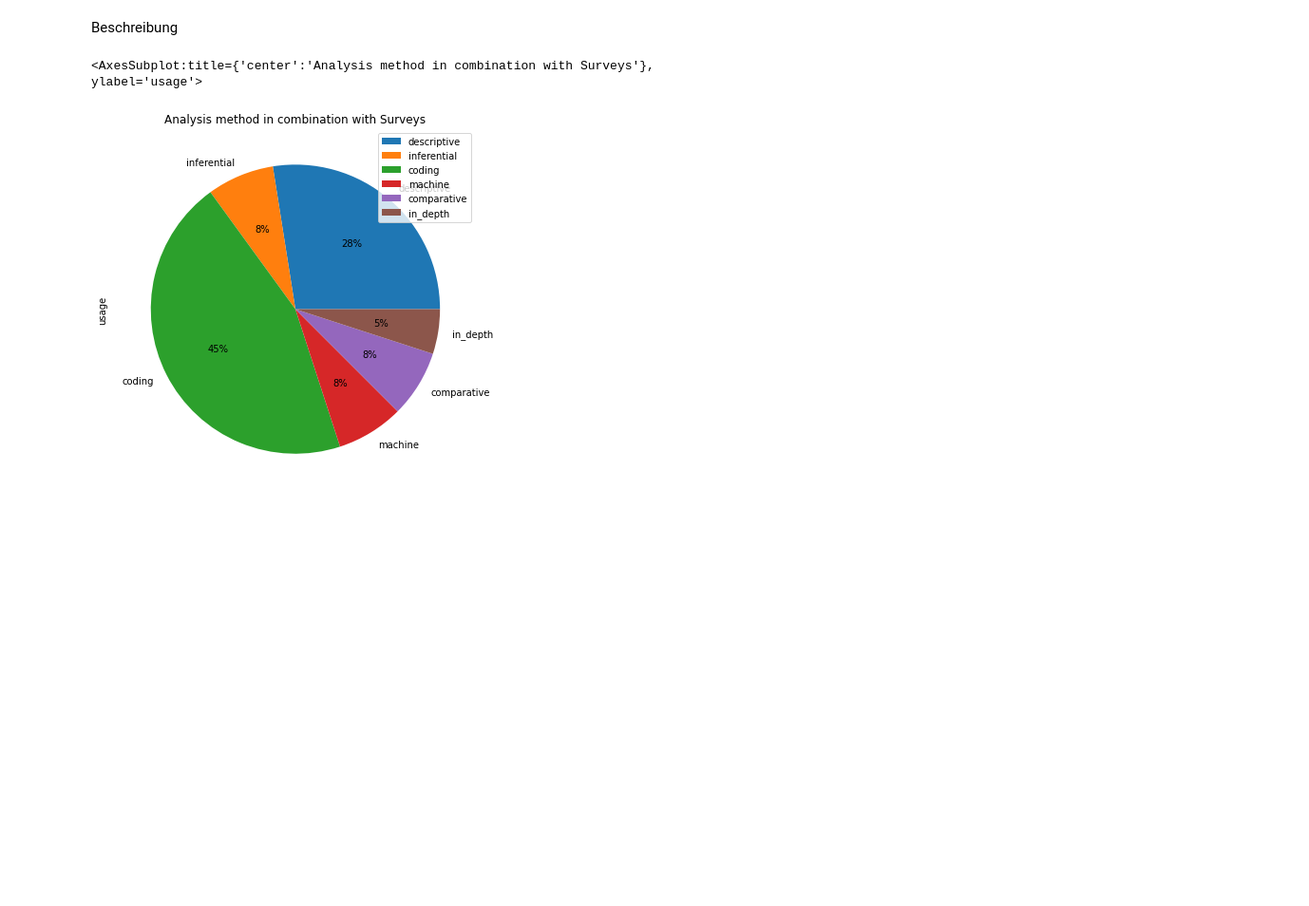
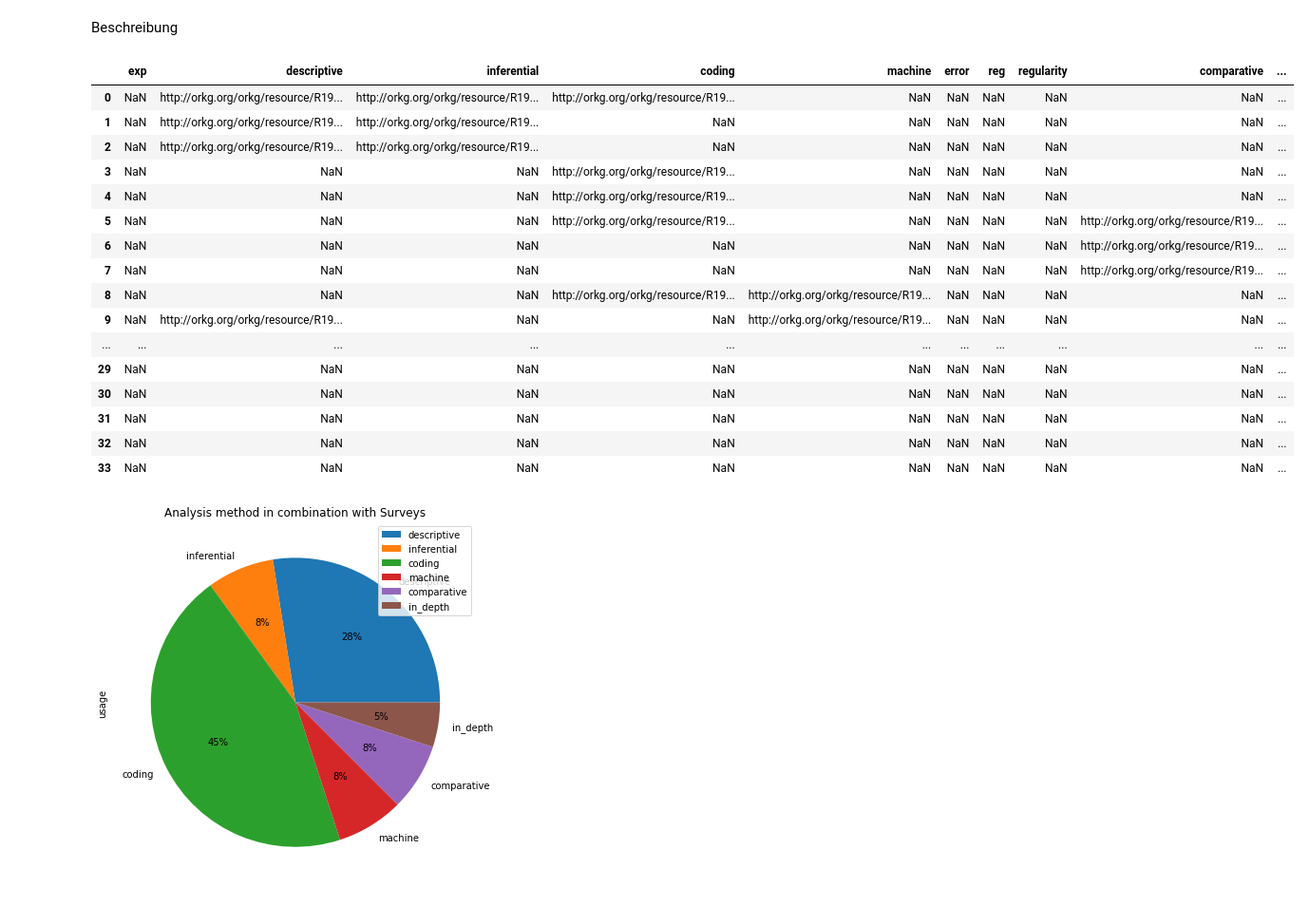
Before and after one commit to fWern/Bachelor-Thesis, a Jupyter notebook: sjoberg_roadmap_questions.ipynb, the cells around one changed output. Shown: that part at 95% size. Saved outputs shown, nothing was run; the diff lists cells and outputs as text; code cells hidden in the pictures; blank space fills up the shorter version.

```diff
--- a/sjoberg_roadmap_questions.ipynb
+++ b/sjoberg_roadmap_questions.ipynb
@@ -233,7 +233,7 @@ Beschreibung
 Welche Kombinationen aus data collection methods und analysis methods werden verwendet?
 # %%
 query = """
-        SELECT ?exp, ?descriptive, ?inferential, ?coding, ?machine, ?error, ?reg, ?regularity, ?comparative,
+        SELECT ?descriptive, ?inferential, ?coding, ?machine, ?error, ?reg, ?regularity, ?comparative,
                ?sentiment, ?in_depth, ?behavioural, ?stakeholder, ?literature, ?artefact
         WHERE{
                 ?paper orkgp:P31 ?contribution.
@@ -329,13 +313,13 @@ test.plot(kind='pie', y='usage', autopct='%1.0f%%', figsize=(7,7), title="Analys
 [figure]
 # %%
 query = """
-        SELECT ?exp, ?descriptive, ?inferential, ?coding, ?machine, ?error, ?reg, ?regularity, ?comparative,
+        SELECT ?descriptive, ?inferential, ?coding, ?machine, ?error, ?reg, ?regularity, ?comparative,
                ?sentiment, ?in_depth, ?behavioural, ?stakeholder, ?literature, ?artefact
         WHERE{
                 ?paper orkgp:P31 ?contribution.
                 ?contribution a orkgc:C27001.
                 ?paper rdfs:label ?title.
-                ?contribution orkgp:P56008/orkgp:P57040 ?experiment.
+                ?contribution orkgp:P56008/orkgp:P57040 ?surveys.
                 OPTIONAL{?contribution orkgp:P15124/orkgp:P56048 ?descriptive.}
                 OPTIONAL{?contribution orkgp:P15124/orkgp:P56043 ?inferential.}
                 OPTIONAL{?contribution orkgp:P15124/orkgp:P59061 ?coding.}
@@ -369,13 +353,13 @@ test.plot(kind='pie', y='usage', autopct='%1.0f%%', figsize=(7,7), title="Analys
 [figure]
 # %%
 query = """
-        SELECT ?exp, ?descriptive, ?inferential, ?coding, ?machine, ?error, ?reg, ?regularity, ?comparative,
+        SELECT ?descriptive, ?inferential, ?coding, ?machine, ?error, ?reg, ?regularity, ?comparative,
                ?sentiment, ?in_depth, ?behavioural, ?stakeholder, ?literature, ?artefact
         WHERE{
                 ?paper orkgp:P31 ?contribution.
                 ?contribution a orkgc:C27001.
                 ?paper rdfs:label ?title.
-                ?contribution orkgp:P56008/orkgp:P57021 ?experiment.
+                ?contribution orkgp:P56008/orkgp:P57021 ?secondary_research.
                 OPTIONAL{?contribution orkgp:P15124/orkgp:P56048 ?descriptive.}
                 OPTIONAL{?contribution orkgp:P15124/orkgp:P56043 ?inferential.}
                 OPTIONAL{?contribution orkgp:P15124/orkgp:P59061 ?coding.}
@@ -403,7 +387,7 @@ for i in data:
                 amount.append(data[i].value_counts().sum())
 
 test = pd.DataFrame({'usage': amount}, index=types)
-test.plot(kind='pie', y='usage', autopct='%1.0f%%', figsize=(7,7), title="Analysis method in combination with Surveys")
+test.plot(kind='pie', y='usage', autopct='%1.0f%%', figsize=(7,7), title="Analysis method in combination with Secondary Research")
 # %% [output]
 <AxesSubplot:title={'center':'Analysis method in combination with Surveys'}, ylabel='usage'>
 [figure]
@@ -420,32 +404,49 @@ query = """
                 ?contribution orkgp:P56008/orkgp:P57034 ?experiment.
                 OPTIONAL{?contribution orkgp:P15124/orkgp:P56048 ?descriptive.}
                 OPTIONAL{?contribution orkgp:P15124/orkgp:P56043 ?inferential.}
                 OPTIONAL{?contribution orkgp:P15124/orkgp:P59061 ?coding.}
                 OPTIONAL{?contribution orkgp:P15124/orkgp:P57016 ?machine.}
                 OPTIONAL{?contribution orkgp:P15124/orkgp:P15099 ?error}
                 OPTIONAL{?contribution orkgp:P15124/orkgp:P59057 ?regularity.}
                 OPTIONAL{?contribution orkgp:P15124/orkgp:P59058 ?comparative.}
                 OPTIONAL{?contribution orkgp:P15124/orkgp:P59059 ?triangulation.}
                 OPTIONAL{?contribution orkgp:P15124/orkgp:P59074 ?sentiment.}
                 OPTIONAL{?contribution orkgp:P15124/orkgp:P59094 ?in_depth.}
                 OPTIONAL{?contribution orkgp:P15124/orkgp:P59095 ?behavioural.}
                 OPTIONAL{?contribution orkgp:P15124/orkgp:P59110 ?stakeholder.}
                 OPTIONAL{?contribution orkgp:P15124/orkgp:P59126 ?literature.}
                 OPTIONAL{?contribution orkgp:P15124/orkgp:60007 ?artefact.}
         }
         """
 
 data = sparql_dataframe.get(endpoint_url, PREFIX+query)
 data.drop_duplicates()
 types = []
 amount = []
 for i in data:
         if data[i].value_counts().sum() != 0:
                 types.append(i)
                 amount.append(data[i].value_counts().sum())
 
 test = pd.DataFrame({'usage': amount}, index=types)
 test.plot(kind='pie', y='usage', autopct='%1.0f%%', figsize=(7,7), title="Analysis method in combination with Surveys")
+data
 # %% [output]
-<AxesSubplot:title={'center':'Analysis method in combination with Surveys'}, ylabel='usage'>
+|  | exp | descriptive | inferential | coding | machine | error | reg | regularity | comparative | ... |
+| 0 | NaN | http://orkg.org/orkg/resource/R19... | http://orkg.org/orkg/resource/R19... | http://orkg.org/orkg/resource/R19... | NaN | NaN | NaN | NaN | NaN | ... |
+| 1 | NaN | http://orkg.org/orkg/resource/R19... | http://orkg.org/orkg/resource/R19... | NaN | NaN | NaN | NaN | NaN | NaN | ... |
+| 2 | NaN | http://orkg.org/orkg/resource/R19... | http://orkg.org/orkg/resource/R19... | NaN | NaN | NaN | NaN | NaN | NaN | ... |
+| 3 | NaN | NaN | NaN | http://orkg.org/orkg/resource/R19... | NaN | NaN | NaN | NaN | NaN | ... |
+| 4 | NaN | NaN | NaN | http://orkg.org/orkg/resource/R19... | NaN | NaN | NaN | NaN | NaN | ... |
+| 5 | NaN | NaN | NaN | http://orkg.org/orkg/resource/R19... | NaN | NaN | NaN | NaN | http://orkg.org/orkg/resource/R19... | ... |
+| 6 | NaN | NaN | NaN | NaN | NaN | NaN | NaN | NaN | http://orkg.org/orkg/resource/R19... | ... |
+| 7 | NaN | NaN | NaN | NaN | NaN | NaN | NaN | NaN | http://orkg.org/orkg/resource/R19... | ... |
+| 8 | NaN | NaN | NaN | http://orkg.org/orkg/resource/R19... | http://orkg.org/orkg/resource/R19... | NaN | NaN | NaN | NaN | ... |
+| 9 | NaN | http://orkg.org/orkg/resource/R19... | NaN | NaN | http://orkg.org/orkg/resource/R19... | NaN | NaN | NaN | NaN | ... |
+| ... | ... | ... | ... | ... | ... | ... | ... | ... | ... | ... |
+| 29 | NaN | NaN | NaN | NaN | NaN | NaN | NaN | NaN | NaN | ... |
+| 30 | NaN | NaN | NaN | NaN | NaN | NaN | NaN | NaN | NaN | ... |
+| 31 | NaN | NaN | NaN | NaN | NaN | NaN | NaN | NaN | NaN | ... |
+| 32 | NaN | NaN | NaN | NaN | NaN | NaN | NaN | NaN | NaN | ... |
+| 33 | NaN | NaN | NaN | NaN | NaN | NaN | NaN | NaN | NaN | ... |
 [figure]
```
Also changed, not shown: parts of 3 cells of this notebook.
